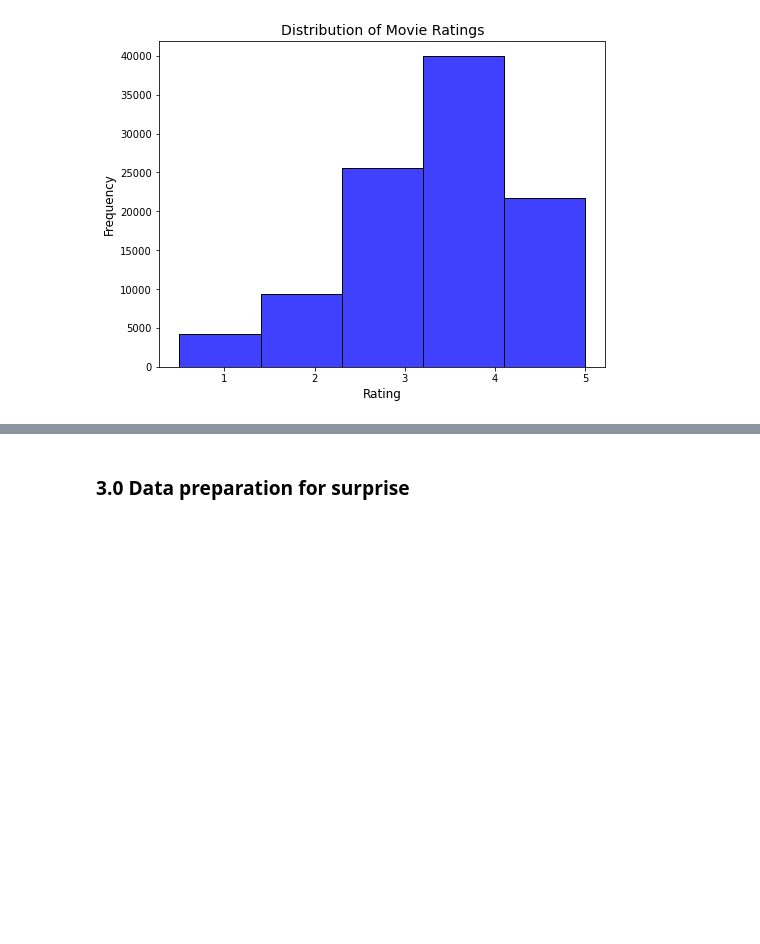
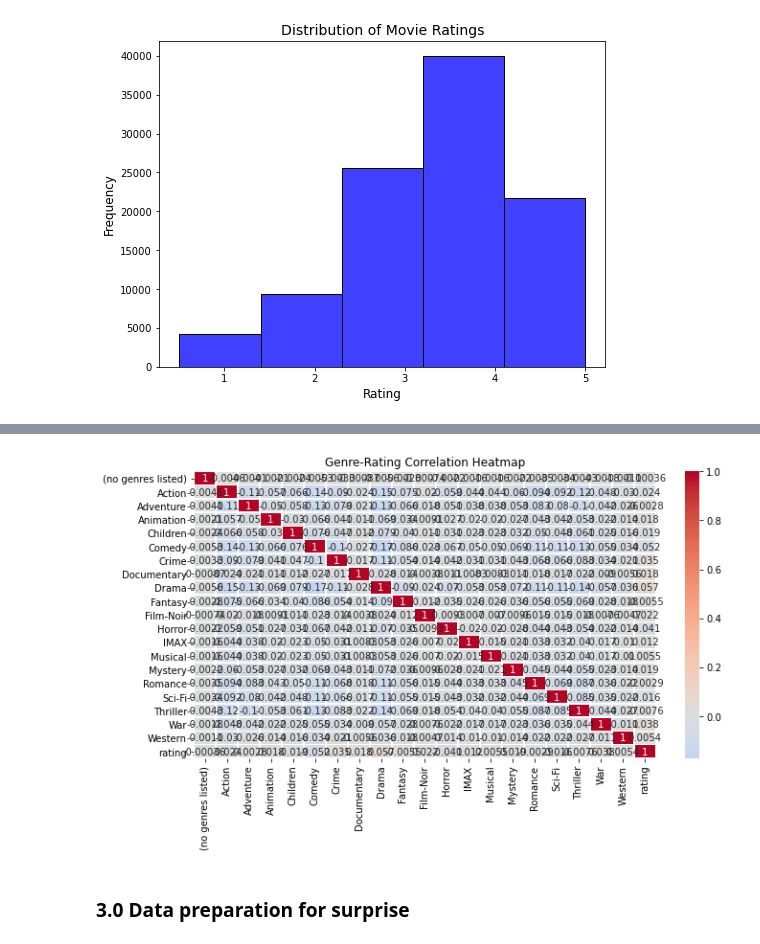
Before and after one commit to Mash-bot/Movie-Recommender-system, a Jupyter notebook: index.ipynb, the cells around one changed output, grey strips where cells are left out. Saved outputs shown, nothing was run; the diff lists cells and outputs as text; code cells hidden in the pictures; blank space fills up the shorter version.

```diff
--- a/index.ipynb
+++ b/index.ipynb
@@ -152,3 +204,23 @@ plt.show()
+# %%
+expanded_movie_rating = movie_rating.assign(genres=movie_rating['genres'].str.split('|')).explode('genres')
+
+
+genre_dummies = pd.get_dummies(expanded_movie_rating['genres'])
+
+
+genre_ratings_df = pd.concat([genre_dummies, expanded_movie_rating['rating']], axis=1)
+
+# Calculate the correlation between genres and ratings
+correlation_matrix = genre_ratings_df.corr()
+
+# Plot the heatmap
+plt.figure(figsize=(10, 6))
+sns.heatmap(correlation_matrix, annot=True, cmap='coolwarm', center=0, linewidths=0.5)
+plt.title('Genre-Rating Correlation Heatmap')
+plt.tight_layout()
+plt.show()
+# %% [output]
+[figure, added]
 # %% [markdown]
 ### **3.0 Data preparation for surprise**
 # %% [markdown]
```
Also changed, not shown: parts of 3 cells of this notebook, 5 other files.
